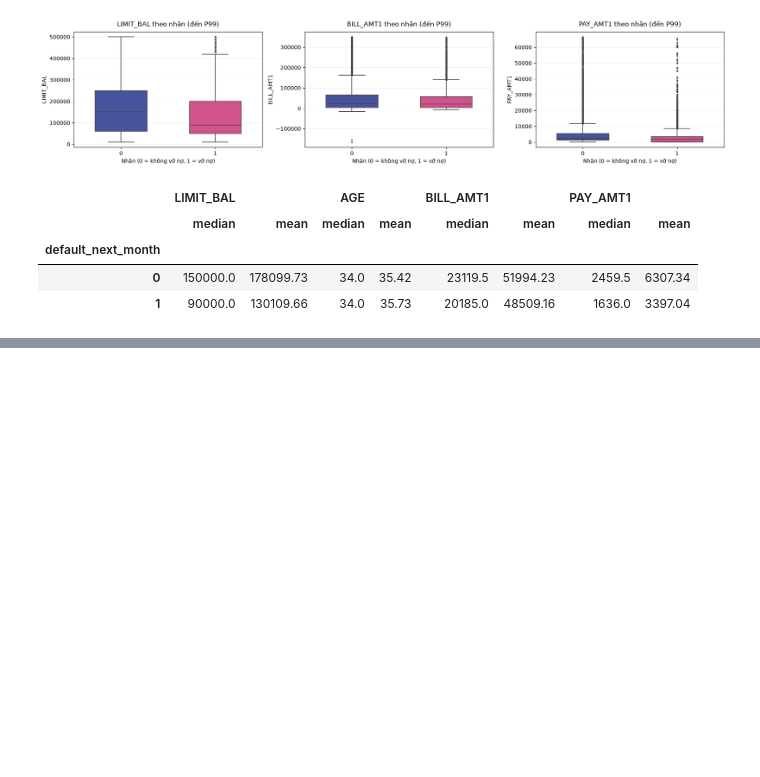
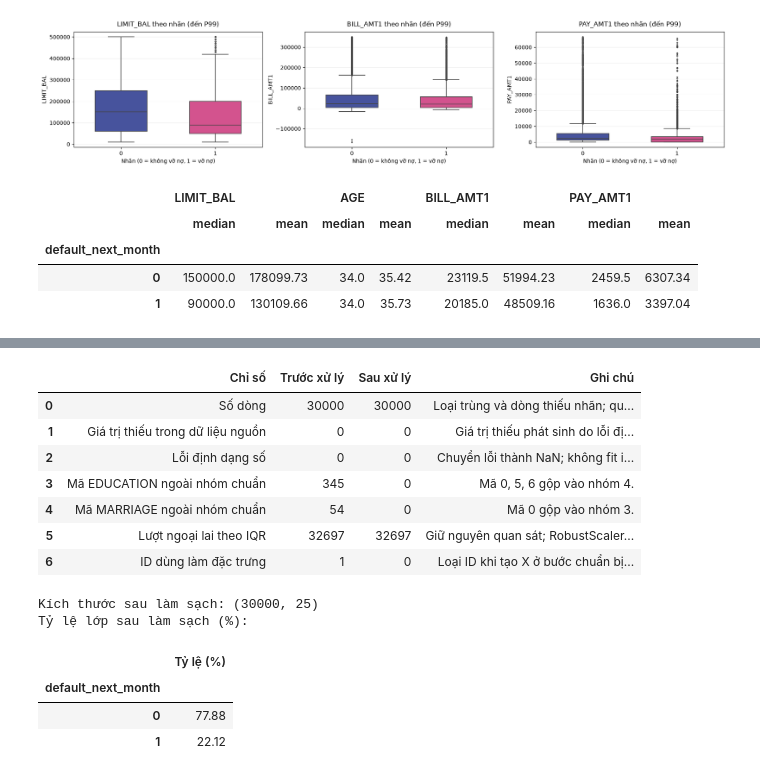
Before and after one commit to Nguen-03/ML_report, a Jupyter notebook: notebook/EDA.ipynb, the cells around one changed output, grey strips where cells are left out. Saved outputs shown, nothing was run; the diff lists cells and outputs as text; code cells hidden in the pictures; blank space fills up the shorter version.

```diff
--- a/notebook/EDA.ipynb
+++ b/notebook/EDA.ipynb
@@ -893,0 +1030,51 @@ if "AGE" in df.columns:
+# %%
+# 7. Xử lý chất lượng dữ liệu và so sánh trước – sau
+# Làm trên bản sao, không ghi đè dữ liệu EDA gốc.
+df_clean = df.drop_duplicates().copy()
+rows_before_target_filter = len(df_clean)
+df_clean = df_clean.dropna(subset=[quality_target]).copy()
+
+# Ép kiểu các biến số; giá trị không chuyển đổi được thành NaN để imputer xử lý sau khi chia tập.
+clean_categorical = [c for c in quality_categorical if c in df_clean.columns]
+clean_numeric = [c for c in df_clean.columns if c not in clean_categorical + [quality_target]]
+format_errors_by_column = {}
+for column in clean_numeric:
+    converted = pd.to_numeric(df_clean[column], errors="coerce")
+    format_errors_by_column[column] = int(converted.isna().sum() - df_clean[column].isna().sum())
+    df_clean[column] = converted
+
+# Chuẩn hóa mã không xác định/khác theo quy ước của bộ dữ liệu.
+education_before = int((~df_clean["EDUCATION"].isin([1, 2, 3, 4])).sum())
+marriage_before = int((~df_clean["MARRIAGE"].isin([1, 2, 3])).sum())
+df_clean["EDUCATION"] = df_clean["EDUCATION"].replace({0: 4, 5: 4, 6: 4})
+df_clean["MARRIAGE"] = df_clean["MARRIAGE"].replace({0: 3})
+
+comparison_rows = [
+    {"Chỉ số": "Số dòng", "Trước xử lý": len(df), "Sau xử lý": len(df_clean), "Ghi chú": "Loại trùng và dòng thiếu nhãn; quan sát hiện tại không có hai loại này."},
+    {"Chỉ số": "Giá trị thiếu trong dữ liệu nguồn", "Trước xử lý": int(df.isna().sum().sum()), "Sau xử lý": int(df_clean.isna().sum().sum()), "Ghi chú": "Giá trị thiếu phát sinh do lỗi định dạng (nếu có) được impute trong pipeline."},
+    {"Chỉ số": "Lỗi định dạng số", "Trước xử lý": sum(format_errors_by_column.values()), "Sau xử lý": sum(format_errors_by_column.values()), "Ghi chú": "Chuyển lỗi thành NaN; không fit imputer ở bước làm sạch."},
+    {"Chỉ số": "Mã EDUCATION ngoài nhóm chuẩn", "Trước xử lý": education_before, "Sau xử lý": int((~df_clean["EDUCATION"].isin([1, 2, 3, 4])).sum()), "Ghi chú": "Mã 0, 5, 6 gộp vào nhóm 4."},
+    {"Chỉ số": "Mã MARRIAGE ngoài nhóm chuẩn", "Trước xử lý": marriage_before, "Sau xử lý": int((~df_clean["MARRIAGE"].isin([1, 2, 3])).sum()), "Ghi chú": "Mã 0 gộp vào nhóm 3."},
+    {"Chỉ số": "Lượt ngoại lai theo IQR", "Trước xử lý": sum(outlier_counts.values()), "Sau xử lý": sum(outlier_counts.values()), "Ghi chú": "Giữ nguyên quan sát; RobustScaler xử lý độ lệch mà không xóa dữ liệu."},
+    {"Chỉ số": "ID dùng làm đặc trưng", "Trước xử lý": int("ID" in df.columns), "Sau xử lý": 0, "Ghi chú": "Loại ID khi tạo X ở bước chuẩn bị dữ liệu."},
+]
+preprocessing_comparison = pd.DataFrame(comparison_rows)
+display(preprocessing_comparison)
+print("Kích thước sau làm sạch:", df_clean.shape)
+print("Tỷ lệ lớp sau làm sạch (%):")
+display((df_clean[quality_target].value_counts(normalize=True).sort_index() * 100).rename("Tỷ lệ (%)").to_frame())
+# %% [output]
+|  | Chỉ số | Trước xử lý | Sau xử lý | Ghi chú |
+| 0 | Số dòng | 30000 | 30000 | Loại trùng và dòng thiếu nhãn; qu... |
+| 1 | Giá trị thiếu trong dữ liệu nguồn | 0 | 0 | Giá trị thiếu phát sinh do lỗi đị... |
+| 2 | Lỗi định dạng số | 0 | 0 | Chuyển lỗi thành NaN; không fit i... |
+| 3 | Mã EDUCATION ngoài nhóm chuẩn | 345 | 0 | Mã 0, 5, 6 gộp vào nhóm 4. |
+| 4 | Mã MARRIAGE ngoài nhóm chuẩn | 54 | 0 | Mã 0 gộp vào nhóm 3. |
+| 5 | Lượt ngoại lai theo IQR | 32697 | 32697 | Giữ nguyên quan sát; RobustScaler... |
+| 6 | ID dùng làm đặc trưng | 1 | 0 | Loại ID khi tạo X ở bước chuẩn bị... |
+Kích thước sau làm sạch: (30000, 25)
+Tỷ lệ lớp sau làm sạch (%):
+|  | Tỷ lệ (%) |
+| default_next_month |  |
+| 0 | 77.88 |
+| 1 | 22.12 |
```
Also changed, not shown: parts of 12 cells of this notebook, 12 other files.
